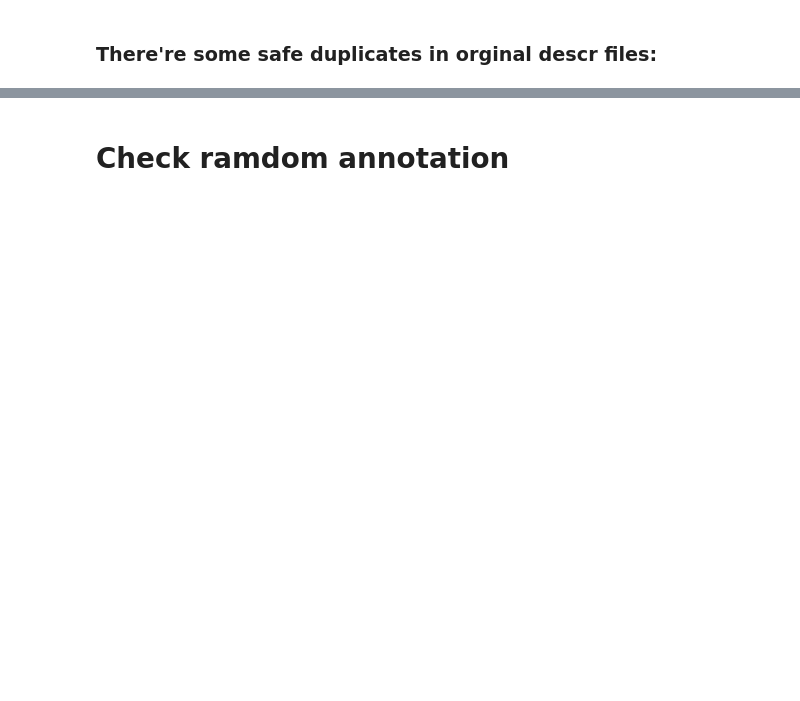
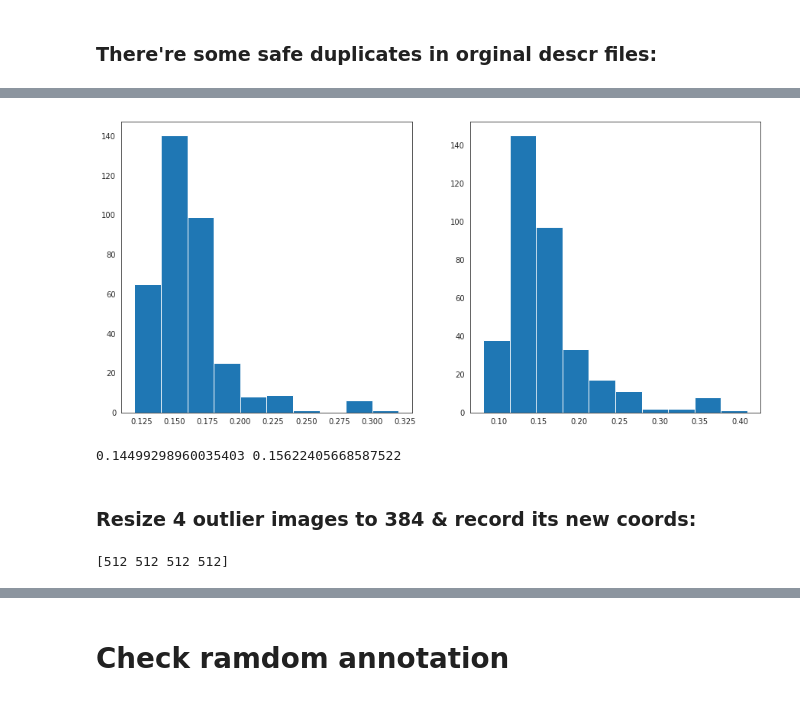
Before and after one commit to vessemer/CareMentorAI, a Jupyter notebook: IPython/EDA.ipynb, the cells around one changed output, grey strips where cells are left out. Cells and saved outputs as stored; diff of their text form; code cells hidden in the pictures; blank space fills up the shorter version.

Commit message:
Shape normalisation in EDA

```diff
--- a/IPython/EDA.ipynb
+++ b/IPython/EDA.ipynb
@@ -251,0 +268,45 @@ Name: Файлы, dtype: int64
+# %%
+shapes = list()
+means = list()
+stds = list()
+
+filenames = datas.filename.unique()
+for filename in tqdm(filenames):
+    img = cv2.imread(os.path.join(config.PATHS.IMAGES, filename), 0)
+    img = img.astype(np.float) / 255.
+    means.append(img.mean())
+    stds.append(img.std())
+    if img.shape[0] != img.shape[1]:
+        print(filename)
+        break
+    shapes.append(img.shape[0])
+
+_, axes = plt.subplots(ncols=2, figsize=(15, 7))
+axes[0].hist(stds)
+axes[1].hist(means)
+plt.show()
+
+print(np.median(means), np.median(stds))
+# %% [output]
+[figure, added]
+0.14499298960035403 0.15622405668587522
+# %% [markdown]
+### Resize 4 outlier images to 384 & record its new coords:
+# %%
+shapes = np.array(shapes)
+print(shapes[shapes != 384])
+for filename in filenames[shapes != 384]:
+    image = cv2.imread(os.path.join(config.PATHS.IMAGES, filename))
+    coeff = config.PARAMS.SIDE / image.shape[0]
+
+    data = datas.query('filename==@filename')
+    polygons = decode(data)
+    polygons = (polygons * coeff).astype(np.int)
+    polygons = polygons.reshape((polygons.shape[0], -1))
+    polygons = [' '.join(list(map(str, poly))) for poly in polygons]
+    datas.loc[data.index, 'coords'] = polygons
+
+    image = cv2.resize(image, (config.PARAMS.SIDE, config.PARAMS.SIDE))
+    cv2.imwrite(os.path.join(config.PATHS.IMAGES, filename), image)
+# %% [output]
+[512 512 512 512]
```
Also changed, not shown: parts of 11 cells of this notebook.
